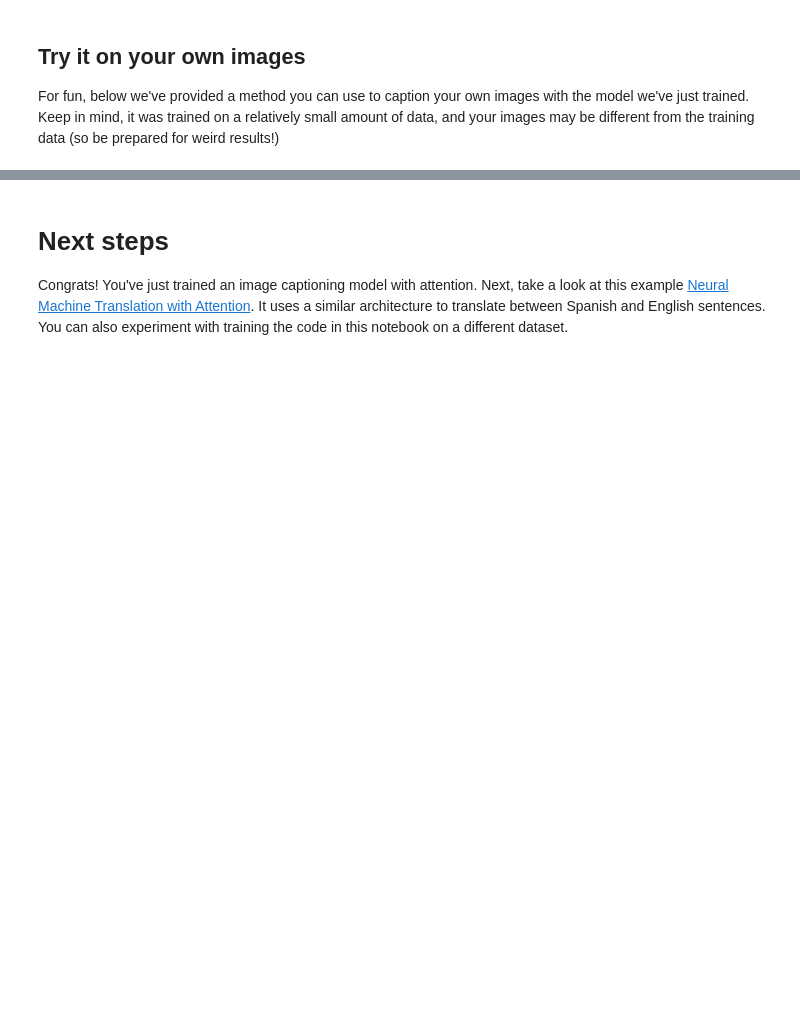
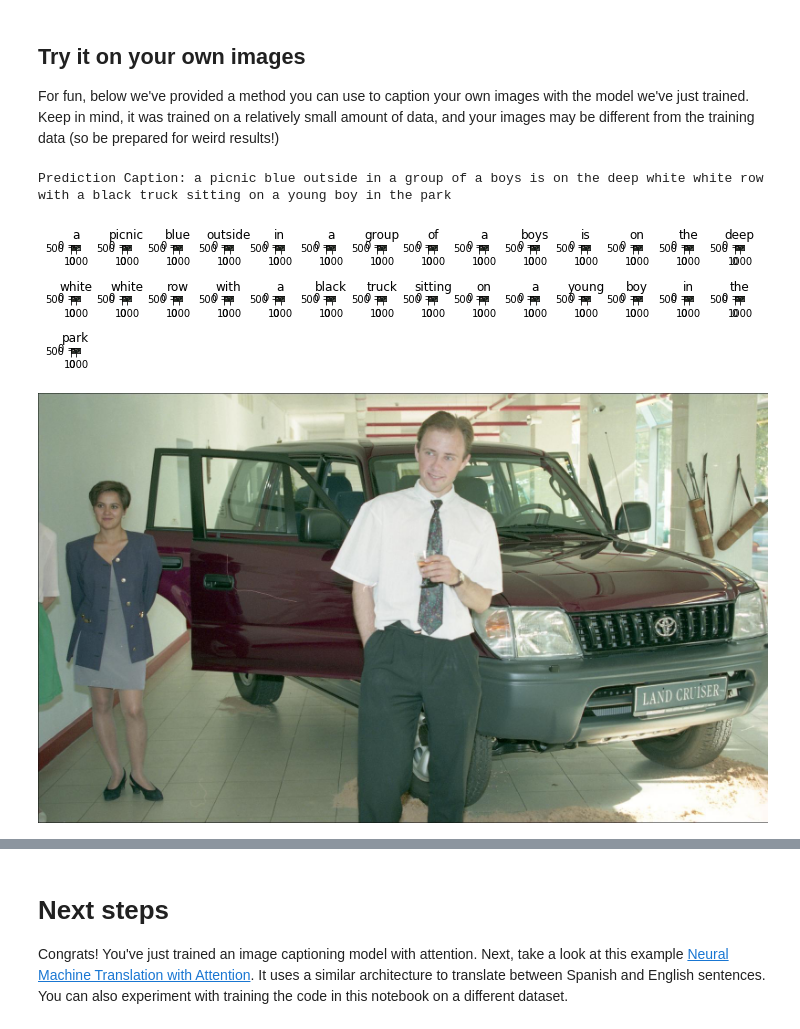
Before and after one commit to aribena/Automation-in-post-processing, a Jupyter notebook: image_captioning.ipynb, the cells around one changed output, grey strips where cells are left out. Drawn from its saved outputs; the diff is of its cells as text; code cells hidden in the pictures; blank space fills up the shorter version.

```diff
--- a/image_captioning.ipynb
+++ b/image_captioning.ipynb
@@ -108,3 +114,8 @@ else:
 # %% [markdown]
 ## Optional: limit the size of the training set
 To speed up training for this tutorial, you'll use a subset of 30,000 captions and their corresponding images to train our model. Choosing to use more data would result in improved captioning quality.
+# %%
+image_folder = '/train2014/'
+# PATH = os.path.join(os.getcwd(),image_folder)
+PATH = 'C:\\Users\\asnat\\Documents\\Github\\Automation-in-post-processing\\annotations\\train2014\\'
+PATH
@@ -111,4 +124,6 @@ To speed up training for this tutorial, you'll use a subset of 30,000 captions a
 # %%
+annotation_folder = '/annotations/'
+annotation_file = 'C:\\Users\\asnat\\Documents\\Github\\Automation-in-post-processing\\annotations\\captions_train2014.json'
 # Read the json file
 with open(annotation_file, 'r') as f:
     annotations = json.load(f)
@@ -132,7 +147,7 @@ train_captions, img_name_vector = shuffle(all_captions,
                                           random_state=1)
 
 # Select the first 30000 captions from the shuffled set
-num_examples = 30000
+num_examples = 1000
 train_captions = train_captions[:num_examples]
 img_name_vector = img_name_vector[:num_examples]
 # %%
@@ -191,0 +237,3 @@ The caching will take about 10 minutes to run in Colab with a GPU. If you'd like
+# %%
+encode_train = [el.replace('annotations\\','') for el in encode_train]
+encode_train[:5]
@@ -192,19 +257,13 @@ The caching will take about 10 minutes to run in Colab with a GPU. If you'd like
 # %%
-# Get unique images
-encode_train = sorted(set(img_name_vector))
-
-# Feel free to change batch_size according to your system configuration
-image_dataset = tf.data.Dataset.from_tensor_slices(encode_train)
-image_dataset = image_dataset.map(
-  load_image, num_parallel_calls=tf.data.experimental.AUTOTUNE).batch(16)
-
-for img, path in image_dataset:
+small_img_path = []
+for img, path in tqdm(image_dataset):
   batch_features = image_features_extract_model(img)
   batch_features = tf.reshape(batch_features,
                               (batch_features.shape[0], -1, batch_features.shape[3]))
 
   for bf, p in zip(batch_features, path):
     path_of_feature = p.numpy().decode("utf-8")
+    small_img_path.append(path_of_feature)
     np.save(path_of_feature, bf.numpy())
 # %% [markdown]
 ## Preprocess and tokenize the captions
@@ -545,13 +723,19 @@ plot_attention(image, result, attention_plot)
 ## Try it on your own images
 For fun, below we've provided a method you can use to caption your own images with the model we've just trained. Keep in mind, it was trained on a relatively small amount of data, and your images may be different from the training data (so be prepared for weird results!)
 # %%
-image_url = 'https://tensorflow.org/images/surf.jpg'
-image_extension = image_url[-4:]
-image_path = tf.keras.utils.get_file('image'+image_extension,
-                                     origin=image_url)
-
+#image_url = 'https://tensorflow.org/images/surf.jpg'
+#image_url = 'C:/Users/asnat/Documents/Github/Automation-in-post-processing/20 bildes/n_diena_1996_00327_011.jpeg'
+#image_extension = image_url[-4:]
+# image_path = tf.keras.utils.get_file('image'+image_extension,
+#                                      origin=image_url)
+image_path = 'C:/Users/asnat/Documents/Github/Automation-in-post-processing/20 bildes/n_diena_1996_00327_011.jpeg'
+image_extension = image_path[-4:]
 result, attention_plot = evaluate(image_path)
 print ('Prediction Caption:', ' '.join(result))
 plot_attention(image_path, result, attention_plot)
 # opening the image
 Image.open(image_path)
+# %% [output]
+Prediction Caption: a picnic blue outside in a group of a boys is on the deep white white row with a black truck sitting on a young boy in the park
+[figure, added]
+[figure, added]
```
Also changed, not shown: parts of 30 cells of this notebook.
